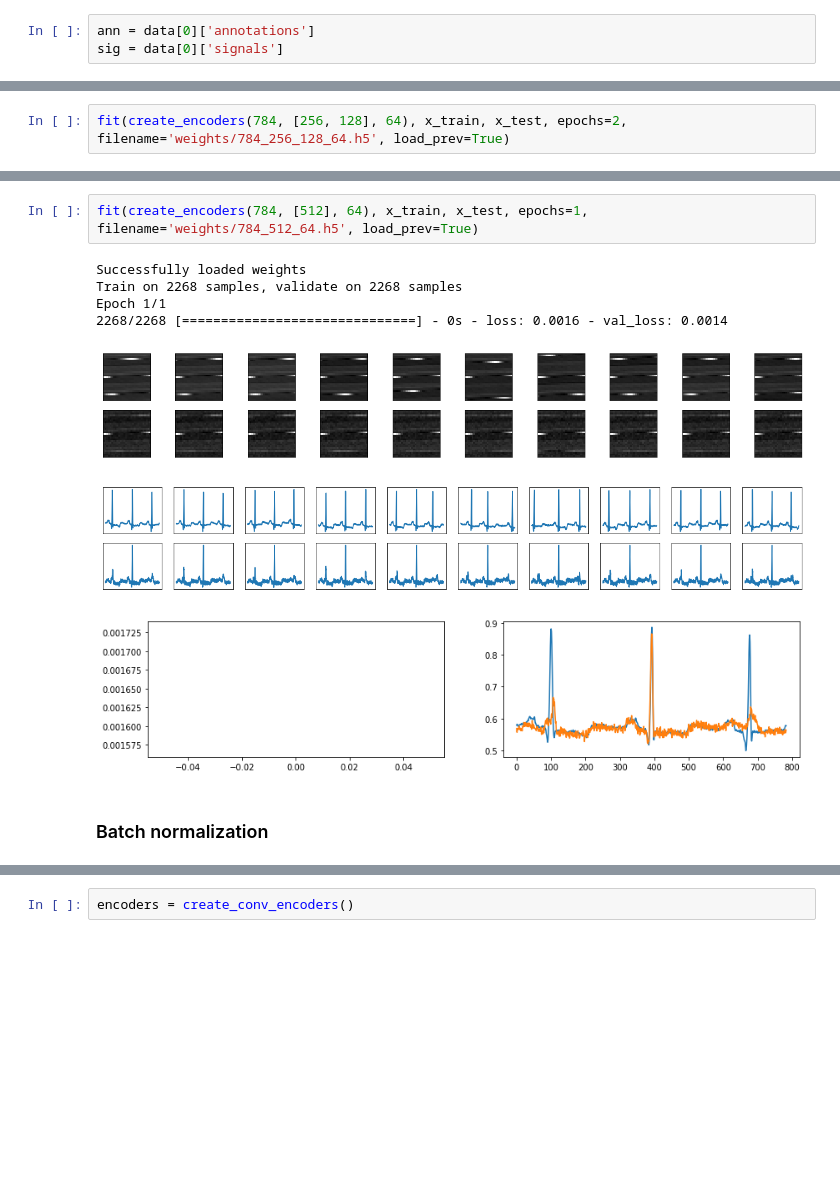
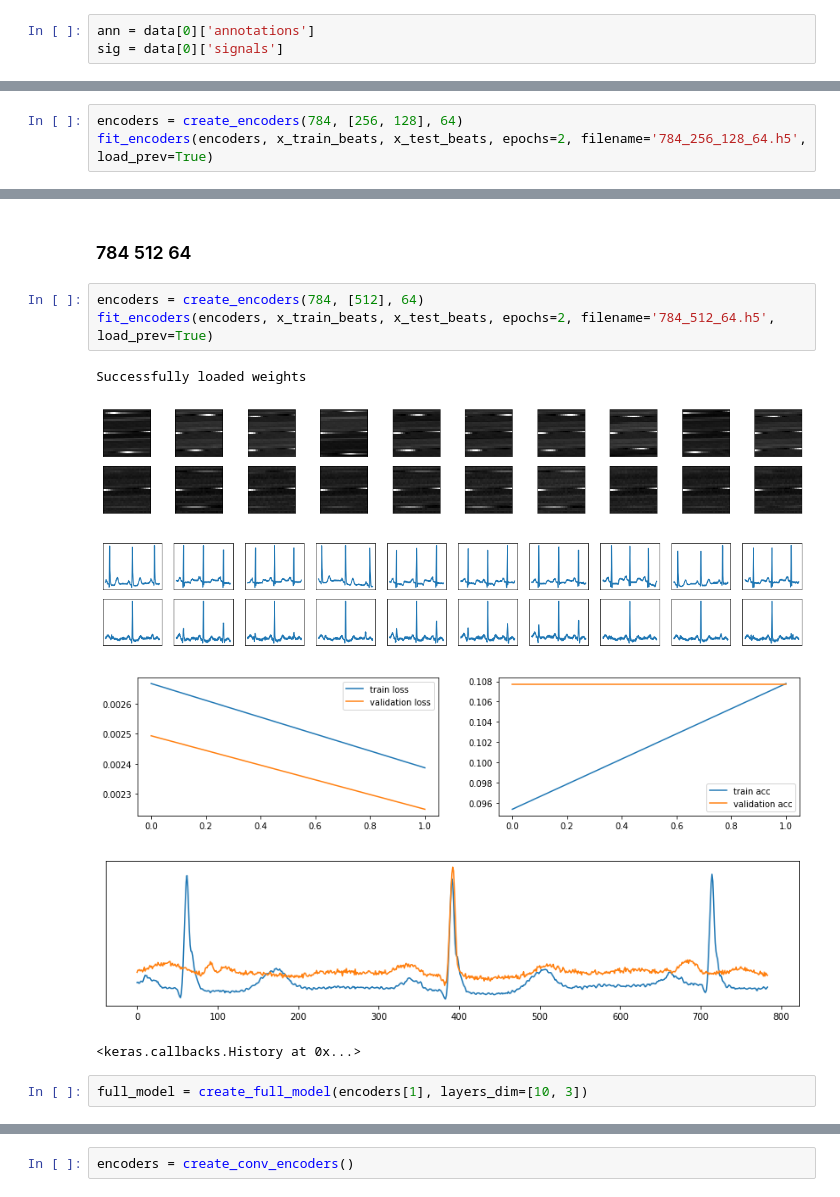
Before and after one commit to piotrbazan/machine-learning, a Jupyter notebook: projects/ecg/ecg.ipynb, the cells around one changed output, grey strips where cells are left out. Drawn from its saved outputs; the diff is of its cells as text; blank space fills up the shorter version.

```diff
--- a/projects/ecg/ecg.ipynb
+++ b/projects/ecg/ecg.ipynb
@@ -64,4 +64,5 @@ run_full_model(encoders[1], epochs=50)
 # %%
-fit(create_encoders(784, [256, 128], 64), x_train, x_test, epochs=2, filename='weights/784_256_128_64.h5', load_prev=True)
+encoders = create_encoders(784, [256, 128], 64)
+fit_encoders(encoders, x_train_beats, x_test_beats, epochs=2, filename='784_256_128_64.h5', load_prev=True)
 # %% [output]
 Successfully loaded weights
@@ -76,12 +90,14 @@ Epoch 2/2
+# %% [markdown]
+### 784 512 64
 # %%
-fit(create_encoders(784, [512], 64), x_train, x_test, epochs=1, filename='weights/784_512_64.h5', load_prev=True)
+encoders = create_encoders(784, [512], 64)
+fit_encoders(encoders, x_train_beats, x_test_beats, epochs=2, filename='784_512_64.h5', load_prev=True)
 # %% [output]
 Successfully loaded weights
-Train on 2268 samples, validate on 2268 samples
-Epoch 1/1
-2268/2268 [==============================] - 0s - loss: 0.0016 - val_loss: 0.0014
-[figure, old version]
+[figure, new version]
-[figure, old version]
+[figure, new version]
-[figure, old version]
+[figure, new version]
+[figure, added]
+<keras.callbacks.History at 0x...>
-# %% [markdown]
-### Batch normalization
+# %%
+full_model = create_full_model(encoders[1], layers_dim=[10, 3])
```
Also changed, not shown: parts of 16 cells of this notebook.
